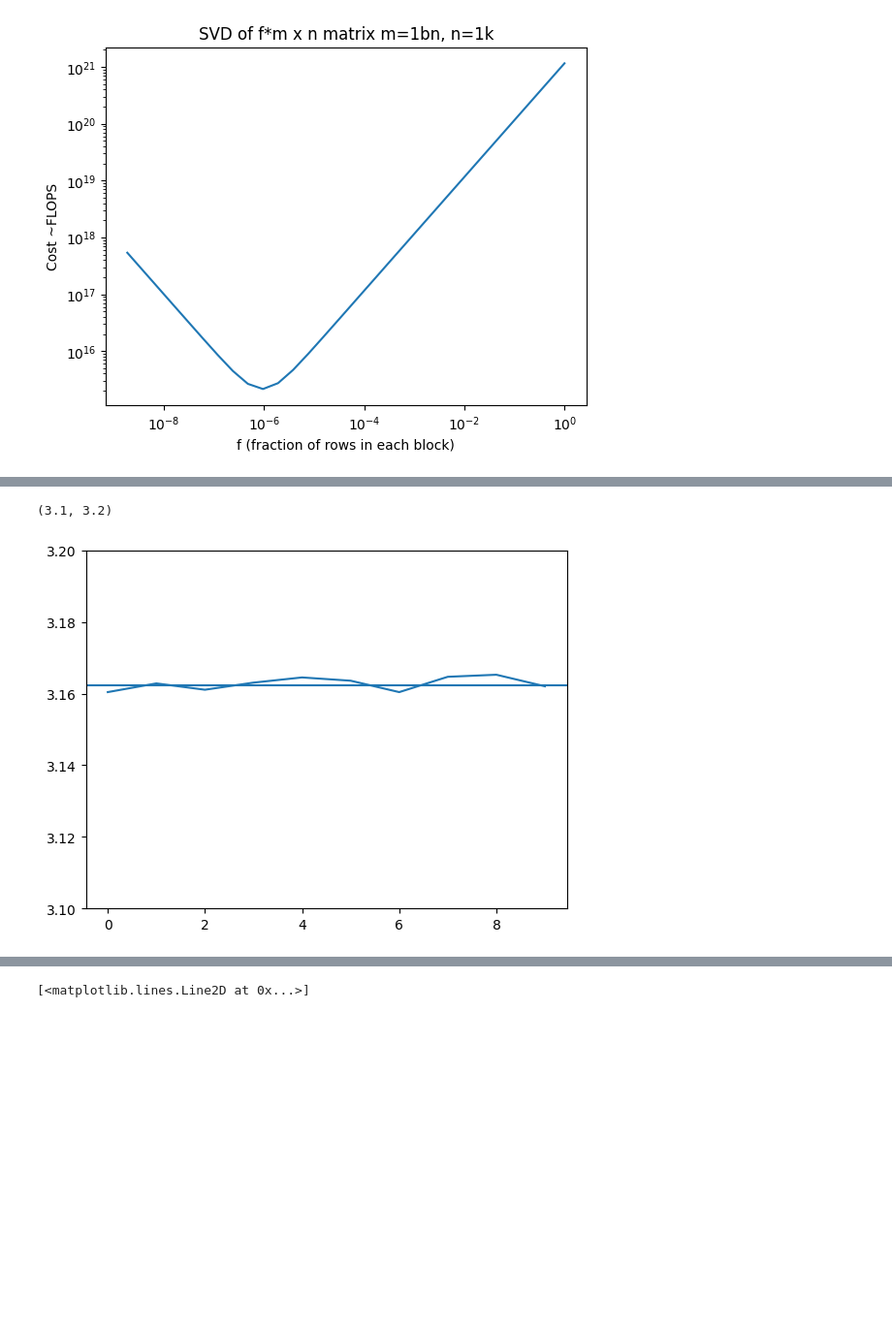
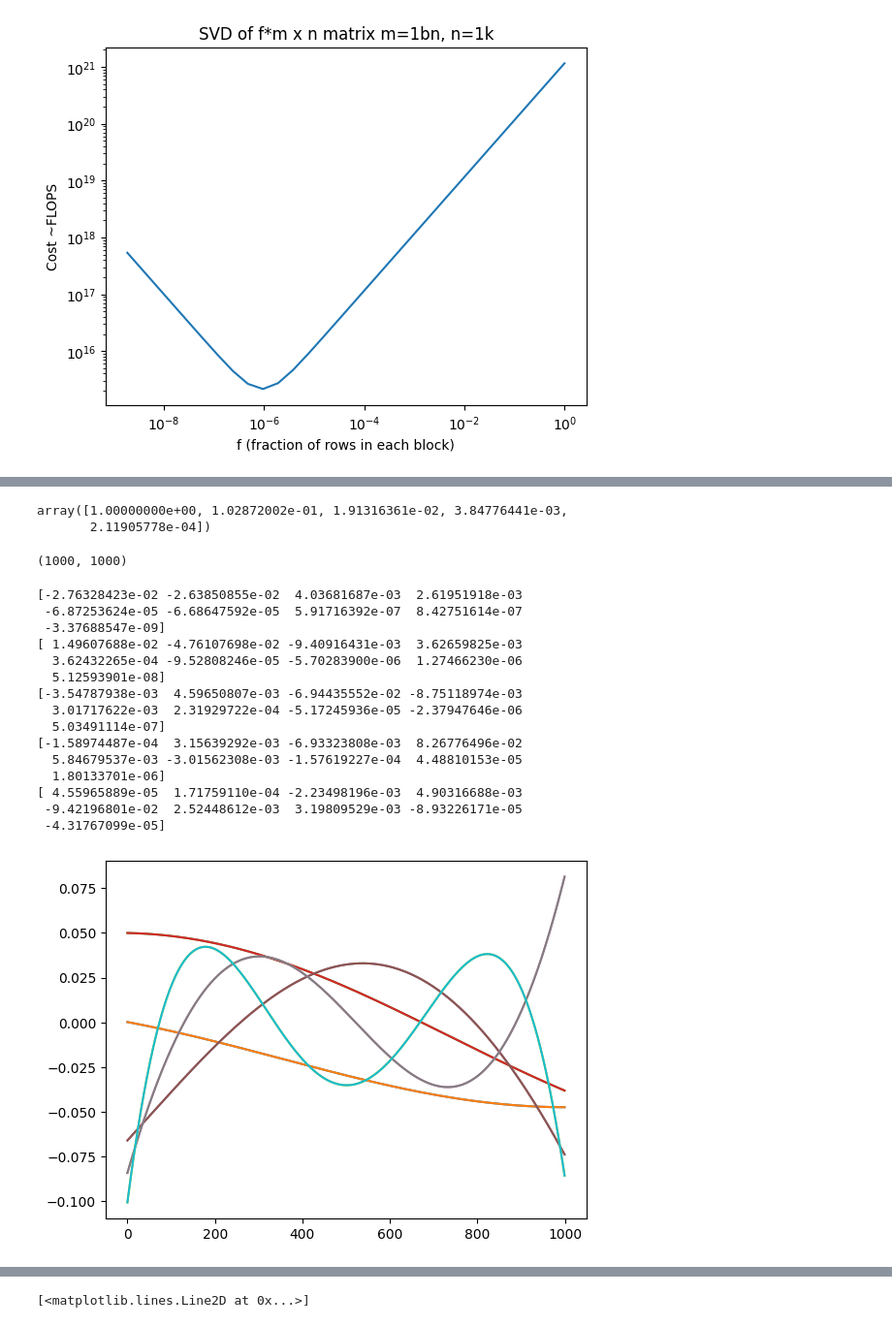
Before and after one commit to mohanagr/braindump, a Jupyter notebook: corr func flicker noise-SVD-data_gen.ipynb, the cells around one changed output, grey strips where cells are left out. Shown at 97% size. Drawn from its saved outputs; the diff is of its cells as text; code cells hidden in the pictures; blank space fills up the shorter version.

```diff
--- a/corr func flicker noise-SVD-data_gen.ipynb
+++ b/corr func flicker noise-SVD-data_gen.ipynb
@@ -4,12 +4,22 @@ import matplotlib.pyplot as plt
 from scipy.special import sici
 from scipy.linalg import toeplitz
 # %%
+# def get_acf(tau,f1,f2):
+#     if tau[0]<1e-10:
+#         s1,c1=sici(2*np.pi*f1*tau[1:])
+#         s2,c2=sici(2*np.pi*f2*tau[1:])
+#         return np.hstack([np.log(f2/f1),c2-c1])
+#     s1,c1=sici(2*np.pi*f1*tau[1:])
+#     s2,c2=sici(2*np.pi*f2*tau[1:])
+#     return c2-c1
 def get_acf(tau,f1,f2):
     s1,c1=sici(2*np.pi*f1*tau)
     s2,c2=sici(2*np.pi*f2*tau)
-    return c2-c1
+    y=c2-c1
+    y=np.nan_to_num(y,nan=np.log(f2/f1)+1e-3)
+    return y
 # %%
-N=2*10000
+N=2*1000
 # %%
 taus=np.fft.fftfreq(N)*N
 print(taus)
@@ -75,0 +92,3 @@ taus[N//2-1]
+# %%
+acf1=get_acf(taus,f1,f2)
+print(acf1)
@@ -76,5 +98,6 @@ taus[N//2-1]
 # %%
-C=toeplitz(acf1[:N//2])+np.eye(N//2)*1e-4
+C=toeplitz(acf1[:N//2])
+# C+=np.ones(C.shape,dtype='float64')*10000
 Cinv=np.linalg.inv(C)
 # %%
 npoints=1000
@@ -210,7 +219,33 @@ array([1.71375893e+03, 6.22928974e+01, 1.51246134e+01, 2.47586649e+00,
+# %%
+s1[:5]/s1[0]
+# %% [output]
+array([1.00000000e+00, 1.02872002e-01, 1.91316361e-02, 3.84776441e-03,
+       2.11905778e-04])
+# %%
+u1.shape
+# %% [output]
+(1000, 1000)
 # %%
-plt.plot(s[:10]/s1[:10])
-plt.axhline(np.sqrt(10))
-plt.ylim(3.1,3.2)
+for i in range(5):
+    colnum=i
+    legcoeff=np.linalg.pinv(np.polynomial.legendre.legvander(np.linspace(-1,1,1000),8))@u1[:,colnum]
+    print(legcoeff)
+    plt.plot(np.polynomial.legendre.legval(np.linspace(-1,1,1000),legcoeff))
+    plt.plot(u1[:,colnum])
 # %% [output]
-(3.1, 3.2)
+[-2.76328423e-02 -2.63850855e-02  4.03681687e-03  2.61951918e-03
+ -6.87253624e-05 -6.68647592e-05  5.91716392e-07  8.42751614e-07
+ -3.37688547e-09]
+[ 1.49607688e-02 -4.76107698e-02 -9.40916431e-03  3.62659825e-03
+  3.62432265e-04 -9.52808246e-05 -5.70283900e-06  1.27466230e-06
+  5.12593901e-08]
+[-3.54787938e-03  4.59650807e-03 -6.94435552e-02 -8.75118974e-03
+  3.01717622e-03  2.31929722e-04 -5.17245936e-05 -2.37947646e-06
+  5.03491114e-07]
+[-1.58974487e-04  3.15639292e-03 -6.93323808e-03  8.26776496e-02
+  5.84679537e-03 -3.01562308e-03 -1.57619227e-04  4.48810153e-05
+  1.80133701e-06]
+[ 4.55965889e-05  1.71759110e-04 -2.23498196e-03  4.90316688e-03
+ -9.42196801e-02  2.52448612e-03  3.19809529e-03 -8.93226171e-05
+ -4.31767099e-05]
-[figure, old version]
+[figure, new version]
```
Also changed, not shown: parts of 21 cells of this notebook, 3 other files.
